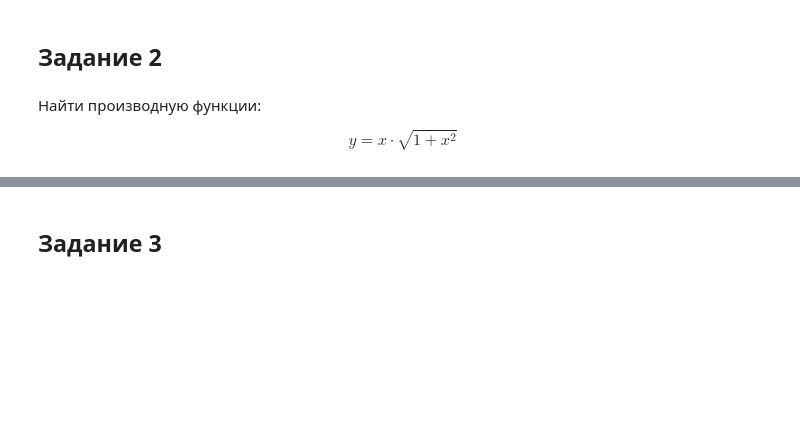
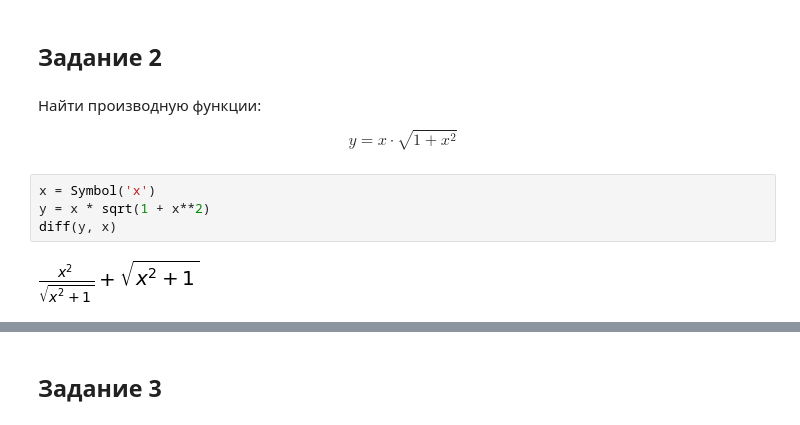
Before and after one commit to vit050587/Mathematical-analysis, a Jupyter notebook: Homework.ipynb, the cells around one changed output, grey strips where cells are left out. Drawn from its saved outputs; the diff is of its cells as text; blank space fills up the shorter version.

```diff
--- a/Homework.ipynb
+++ b/Homework.ipynb
@@ -290,3 +337,9 @@ $$y=\frac{1}{x}+\frac{2}{x^2}-\frac{5}{x^3}+\sqrt x -\sqrt[3]x+\frac{3}{\sqrt x}
 Найти производную функции:
 
 $$y=x \cdot \sqrt {1+x^2}$$
+# %%
+x = Symbol('x')
+y = x * sqrt(1 + x**2)
+diff(y, x)
+# %% [output]
+[figure, added]
```
Also changed, not shown: parts of 16 cells of this notebook.
